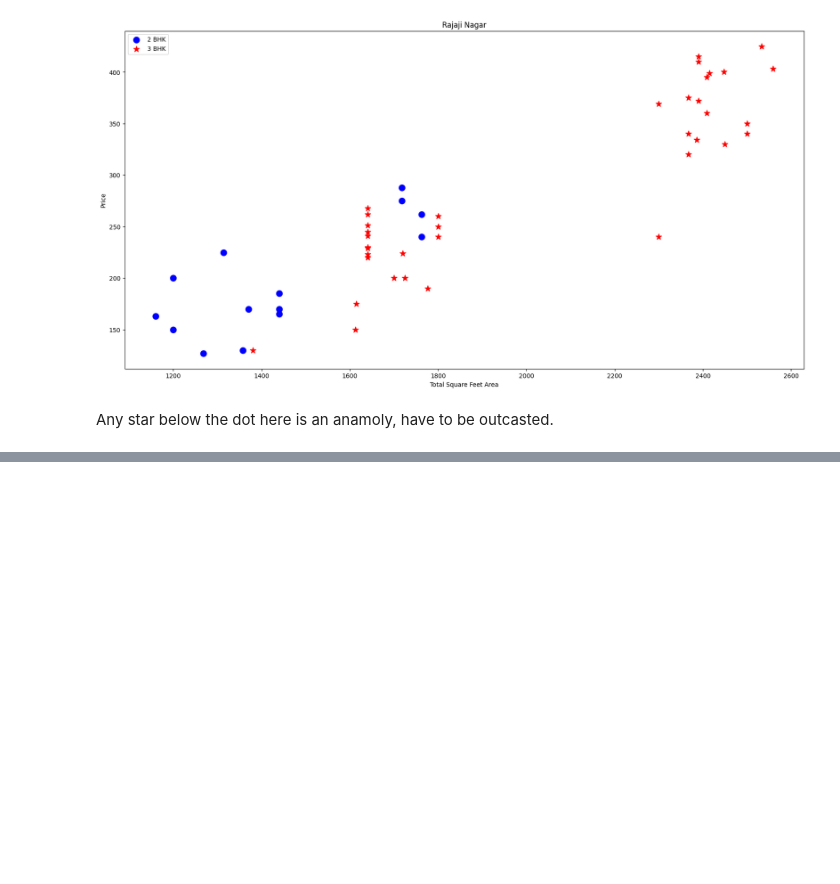
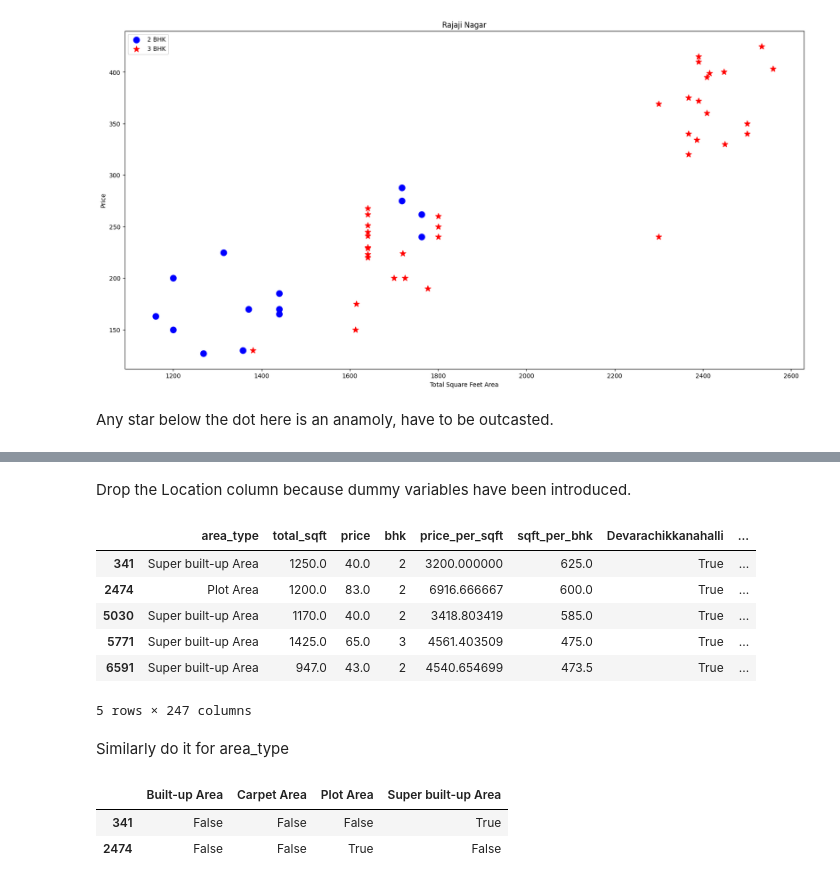
Before and after one commit to RoneyBABA/Housing, a Jupyter notebook: Proj0.ipynb, the cells around one changed output, grey strips where cells are left out. Cells and saved outputs as stored; diff of their text form; code cells hidden in the pictures; blank space fills up the shorter version.

```diff
--- a/Proj0.ipynb
+++ b/Proj0.ipynb
@@ -448,0 +501,22 @@ Any star below the dot here is an anamoly, have to be outcasted.
+# %% [markdown]
+Drop the Location column because dummy variables have been introduced.
+# %%
+df9 = df8.drop('location', axis ='columns')
+df9.head()
+# %% [output]
+|  | area_type | total_sqft | price | bhk | price_per_sqft | sqft_per_bhk | Devarachikkanahalli | ... |
+| 341 | Super built-up Area | 1250.0 | 40.0 | 2 | 3200.000000 | 625.0 | True | ... |
+| 2474 | Plot Area | 1200.0 | 83.0 | 2 | 6916.666667 | 600.0 | True | ... |
+| 5030 | Super built-up Area | 1170.0 | 40.0 | 2 | 3418.803419 | 585.0 | True | ... |
+| 5771 | Super built-up Area | 1425.0 | 65.0 | 3 | 4561.403509 | 475.0 | True | ... |
+| 6591 | Super built-up Area | 947.0 | 43.0 | 2 | 4540.654699 | 473.5 | True | ... |
+5 rows × 247 columns
+# %% [markdown]
+Similarly do it for area_type
+# %%
+dummy = pd.get_dummies(df9.area_type)
+dummy.head(2)
+# %% [output]
+|  | Built-up Area | Carpet Area | Plot Area | Super built-up Area |
+| 341 | False | False | False | True |
+| 2474 | False | False | True | False |
```
Also changed, not shown: parts of 20 cells of this notebook, 1 other file.
